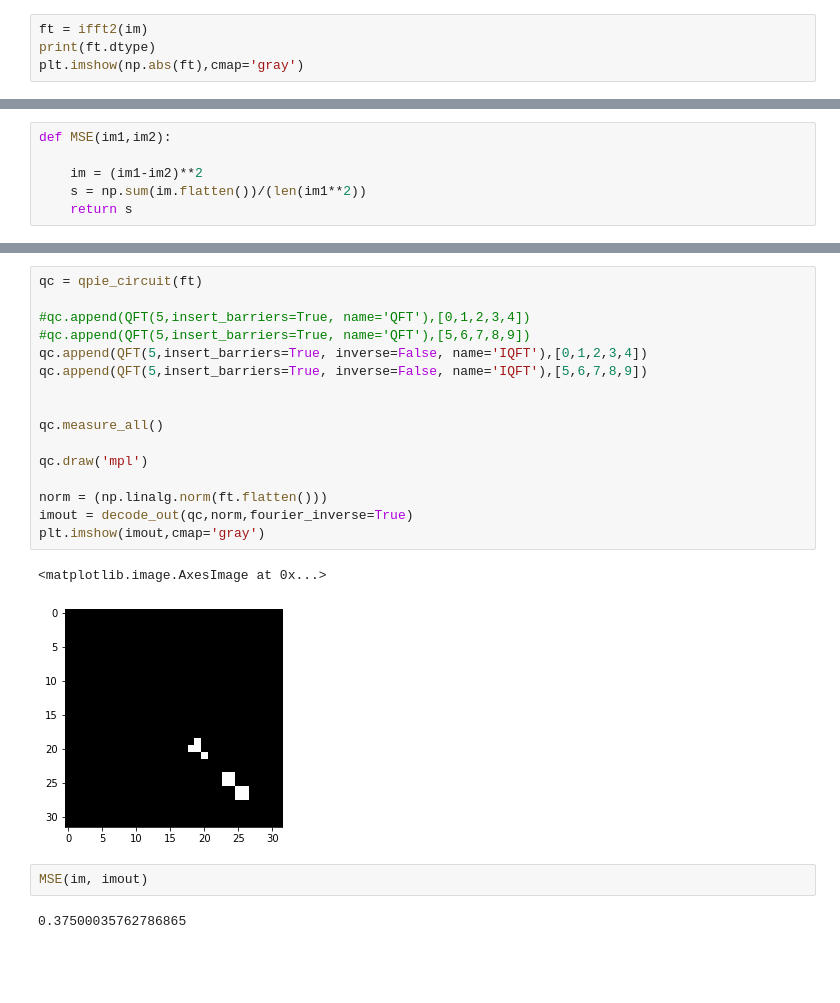
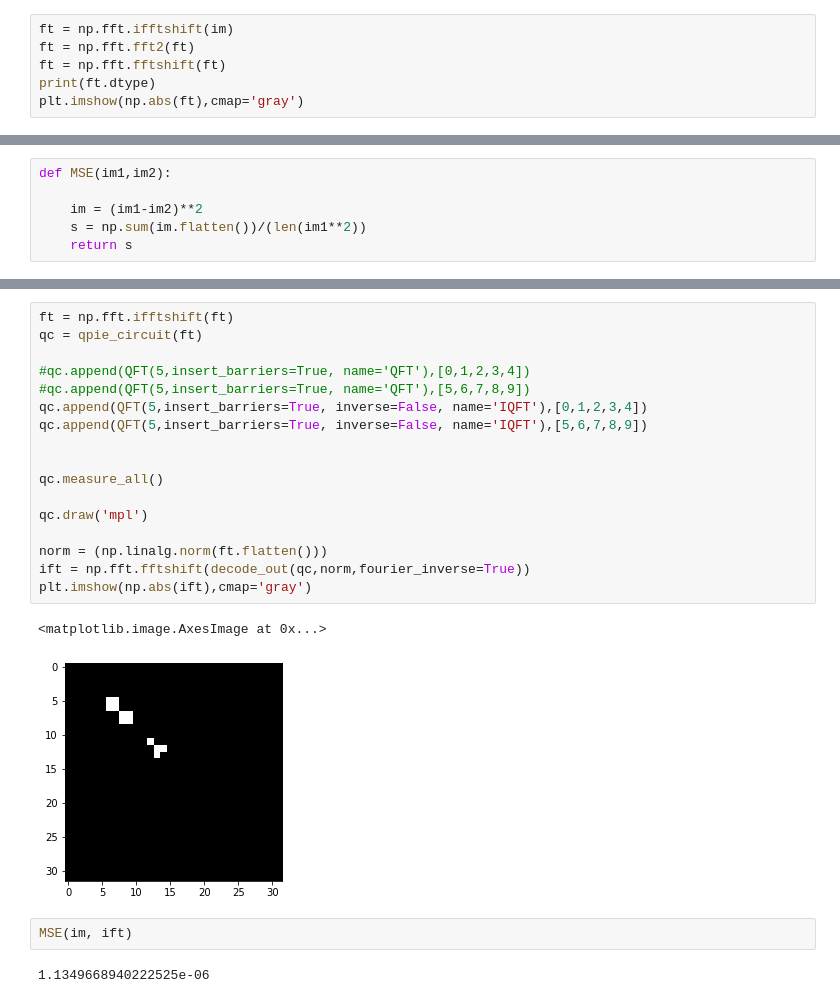
Before and after one commit to QuantumRadioAstronomy/visibility_repr, a Jupyter notebook: QPIE_&_IQFT.ipynb, the cells around one changed output, grey strips where cells are left out. Drawn from its saved outputs; the diff is of its cells as text; blank space fills up the shorter version.

```diff
--- a/QPIE_&_IQFT.ipynb
+++ b/QPIE_&_IQFT.ipynb
@@ -47,7 +47,9 @@ print(im.dtype)
 float64
 [figure]
 # %%
-ft = ifft2(im)
+ft = np.fft.ifftshift(im)
+ft = np.fft.fft2(ft)
+ft = np.fft.fftshift(ft)
 print(ft.dtype)
 plt.imshow(np.abs(ft),cmap='gray')
 # %% [output]
@@ -113,23 +115,24 @@ MSE(im, imout)
 # %%
+ft = np.fft.ifftshift(ft)
 qc = qpie_circuit(ft)
 
 #qc.append(QFT(5,insert_barriers=True, name='QFT'),[0,1,2,3,4])
 #qc.append(QFT(5,insert_barriers=True, name='QFT'),[5,6,7,8,9])
 qc.append(QFT(5,insert_barriers=True, inverse=False, name='IQFT'),[0,1,2,3,4])
 qc.append(QFT(5,insert_barriers=True, inverse=False, name='IQFT'),[5,6,7,8,9])
 
 
 qc.measure_all()
 
 qc.draw('mpl')
 
 norm = (np.linalg.norm(ft.flatten()))
-imout = decode_out(qc,norm,fourier_inverse=True)
-plt.imshow(imout,cmap='gray')
+ift = np.fft.fftshift(decode_out(qc,norm,fourier_inverse=True))
+plt.imshow(np.abs(ift),cmap='gray')
 # %% [output]
 <matplotlib.image.AxesImage at 0x...>
-[figure, old version]
+[figure, new version]
 # %%
-MSE(im, imout)
+MSE(im, ift)
 # %% [output]
-0.37500035762786865
+1.1349668940222525e-06
```
Also changed, not shown: parts of 6 cells of this notebook.
